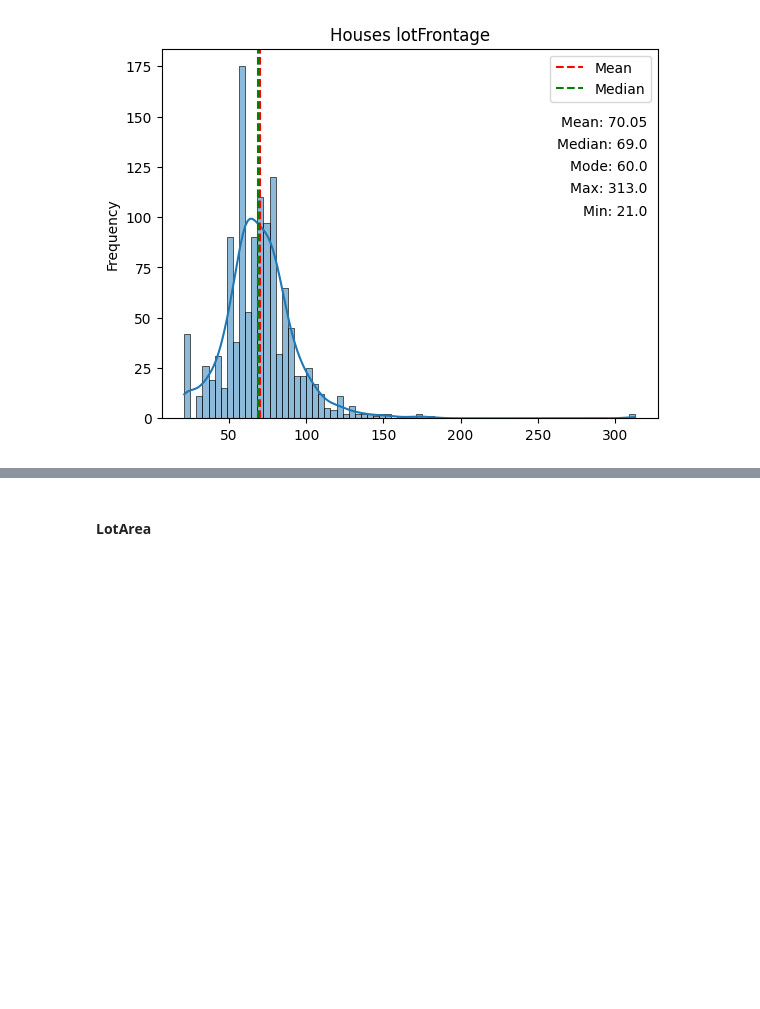
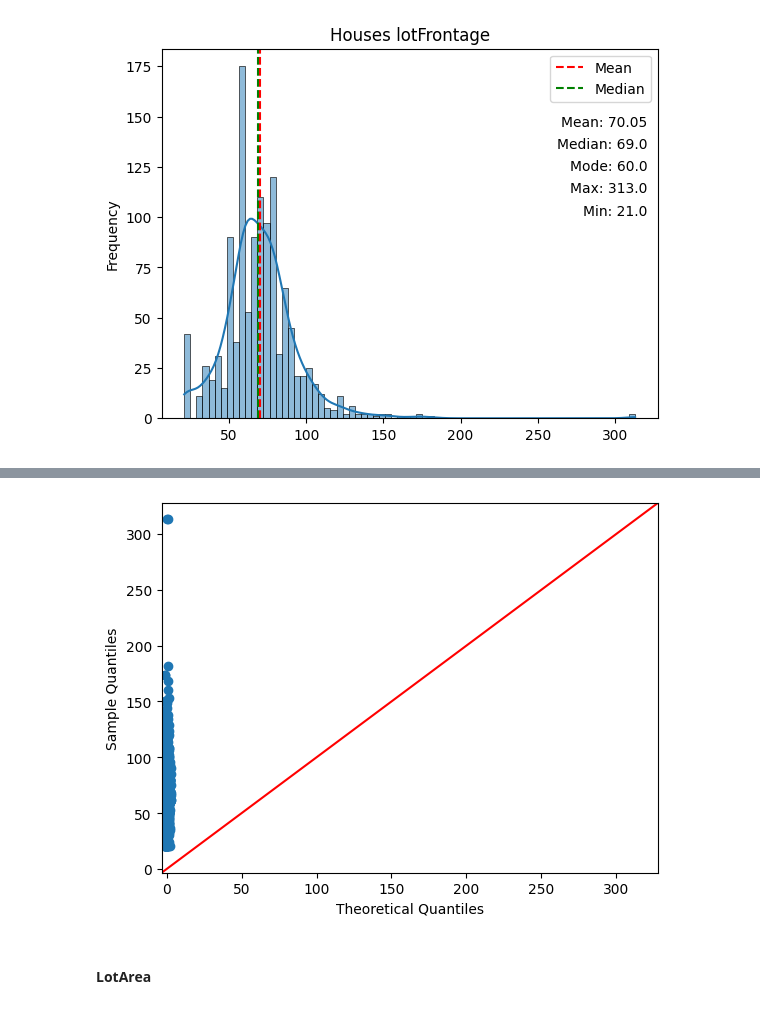
Before and after one commit to DannyEst6109/HT3-DataMining, a Jupyter notebook: analisisExploratorio.ipynb, the cells around one changed output, grey strips where cells are left out. Saved outputs shown, nothing was run; the diff lists cells and outputs as text; code cells hidden in the pictures; blank space fills up the shorter version.

```diff
--- a/analisisExploratorio.ipynb
+++ b/analisisExploratorio.ipynb
@@ -129,3 +134,7 @@ Name: LotFrontage, dtype: float64
+# %%
+sm.qqplot(data[['LotFrontage']],line='45')
+# %% [output]
+[figure, added]
 # %% [markdown]
 #### LotArea
 # %%
```
Also changed, not shown: parts of 7 cells of this notebook.
